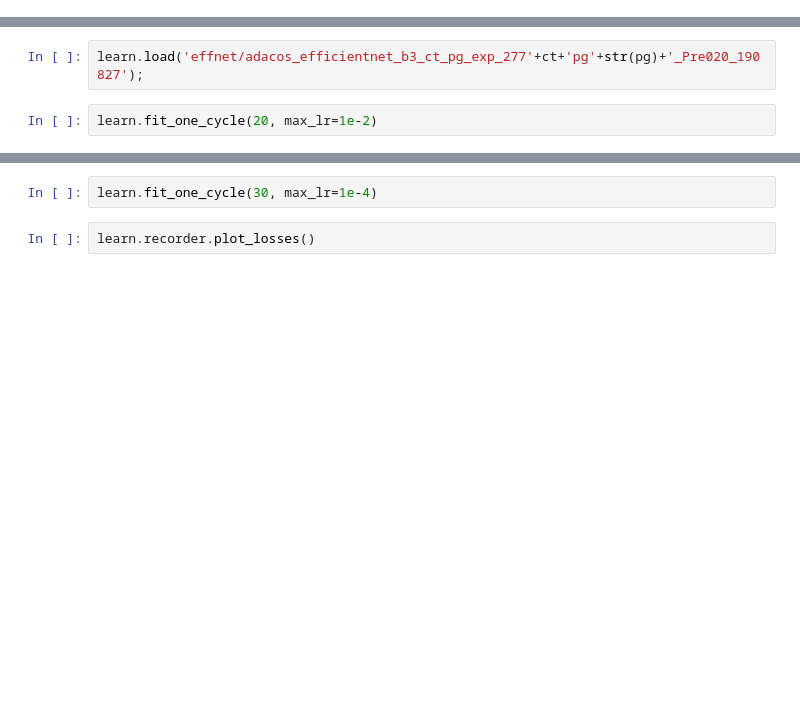
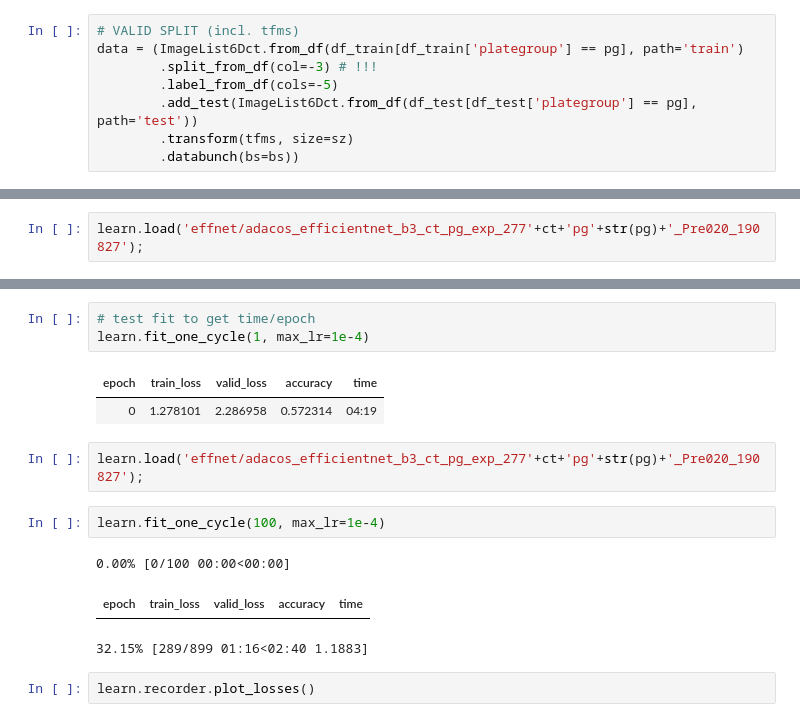
Before and after one commit to MicPie/recursion-cellular-image-classification, a Jupyter notebook: rcic_v31_efficientnet-b3_celltype_plate-group-exp_277HUVECpg0.ipynb, the cells around one changed output, grey strips where cells are left out. Saved outputs shown, nothing was run; the diff lists cells and outputs as text; blank space fills up the shorter version.

```diff
--- a/rcic_v31_efficientnet-b3_celltype_plate-group-exp_277HUVECpg0.ipynb
+++ b/rcic_v31_efficientnet-b3_celltype_plate-group-exp_277HUVECpg0.ipynb
@@ -449,6 +453,14 @@ data = (ImageList6Dct.from_df(df_train[((df_train['celltype'] == ct) & (df_train
         .add_test(ImageList6Dct.from_df(df_test[((df_test['celltype'] == ct) & (df_test['plategroup'] == pg))], path='test'))
         .transform(tfms, size=sz)
         .databunch(bs=bs))
+# %%
+# VALID SPLIT (incl. tfms)
+data = (ImageList6Dct.from_df(df_train[df_train['plategroup'] == pg], path='train')
+        .split_from_df(col=-3) # !!!
+        .label_from_df(cols=-5)
+        .add_test(ImageList6Dct.from_df(df_test[df_test['plategroup'] == pg], path='test'))
+        .transform(tfms, size=sz)
+        .databunch(bs=bs))
 # %%
 ## FULL CT DATA SET = ALL PG!
 # VALID SPLIT (incl. tfms)
@@ -1394,5 +1406,3 @@ Min loss divided by 10: 1.10E-07
 learn.save('effnet/adacos_efficientnet_b3_ct_pg_exp_277'+ct+'pg'+str(pg)+'_Pre020_190827')
 # %%
 learn.load('effnet/adacos_efficientnet_b3_ct_pg_exp_277'+ct+'pg'+str(pg)+'_Pre020_190827');
-# %%
-learn.fit_one_cycle(20, max_lr=1e-2)
@@ -1406,5 +1422,17 @@ learn.recorder.plot(suggestion=True)
+# %%
+# test fit to get time/epoch
+learn.fit_one_cycle(1, max_lr=1e-4)
+# %% [output]
+| epoch | train_loss | valid_loss | accuracy | time |
+| 0 | 1.278101 | 2.286958 | 0.572314 | 04:19 |
+# %%
+learn.load('effnet/adacos_efficientnet_b3_ct_pg_exp_277'+ct+'pg'+str(pg)+'_Pre020_190827');
 # %%
-learn.fit_one_cycle(30, max_lr=1e-4)
+learn.fit_one_cycle(100, max_lr=1e-4)
+# %% [output]
+0.00% [0/100 00:00<00:00]
+| epoch | train_loss | valid_loss | accuracy | time |
+32.15% [289/899 01:16<02:40 1.1883]
 # %%
 learn.recorder.plot_losses()
 # %%
```
Also changed, not shown: parts of 8 cells of this notebook.
